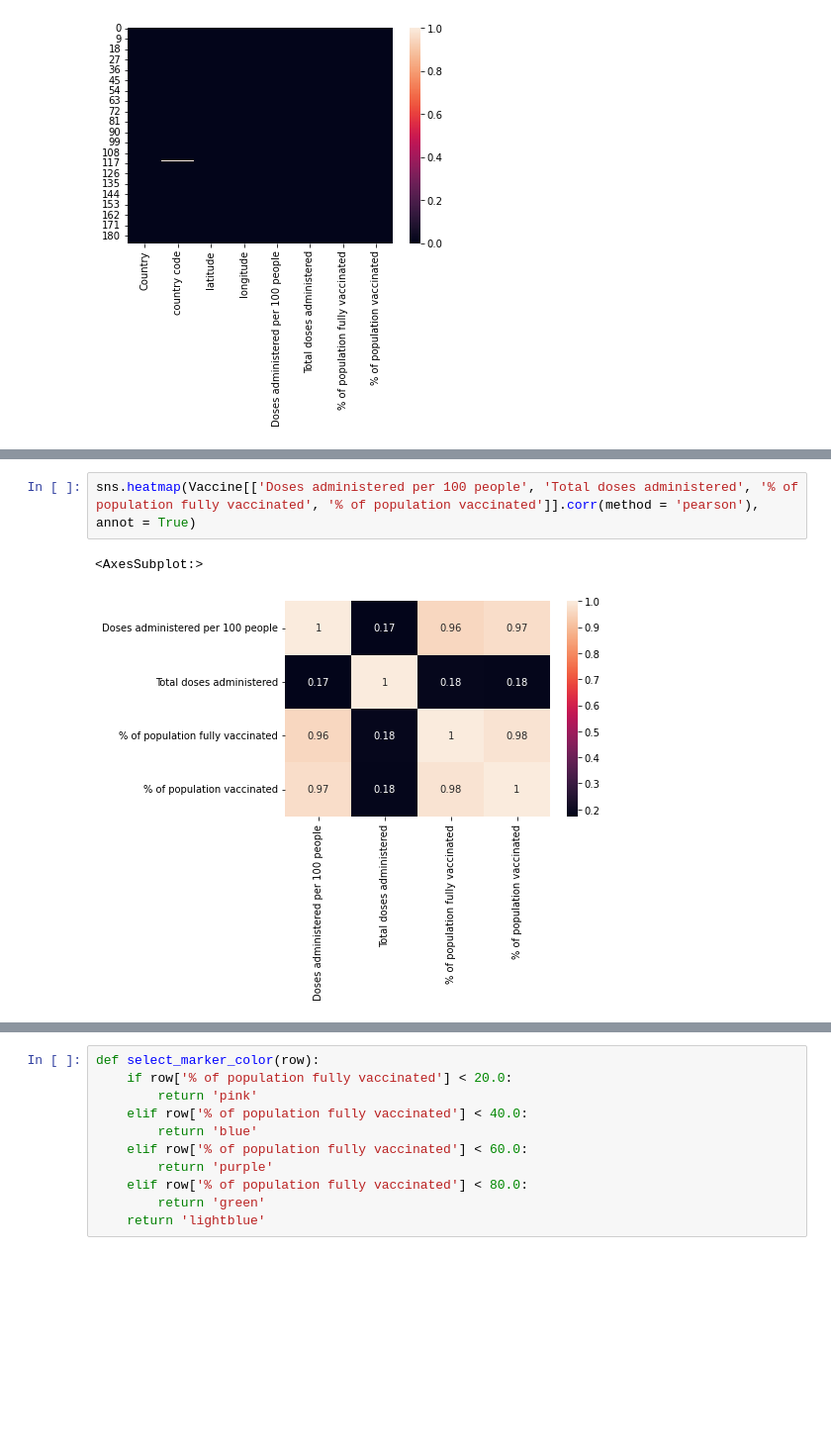
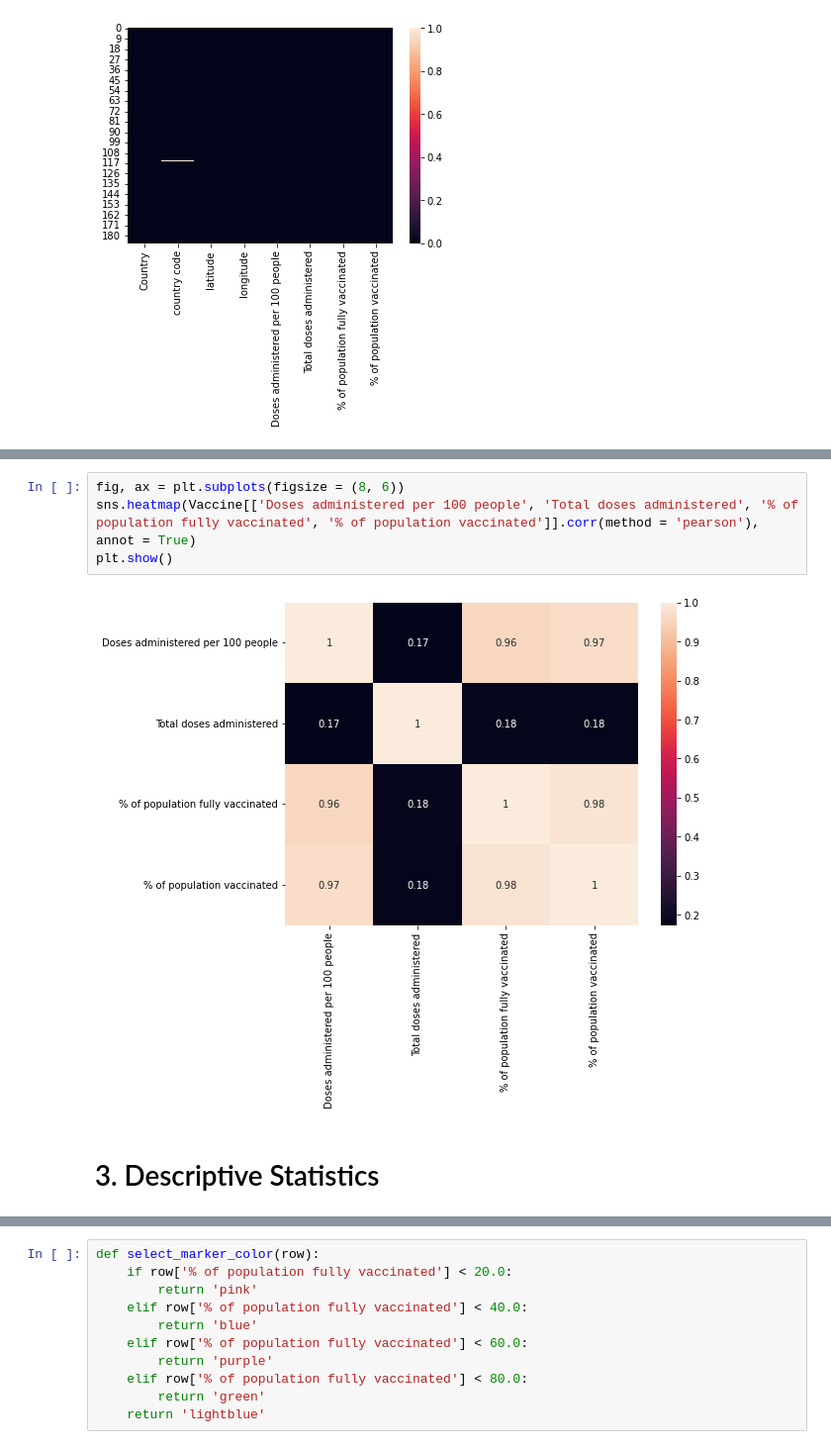
Before and after one commit to uzdanska/Vaccine, a Jupyter notebook: Analiza.ipynb, the cells around one changed output, grey strips where cells are left out. Shown at 99% size. Drawn from its saved outputs; the diff is of its cells as text; blank space fills up the shorter version.

Commit message:
Statistics

```diff
--- a/Analiza.ipynb
+++ b/Analiza.ipynb
@@ -118,7 +119,10 @@ Vaccine[108:120]
 | 118 | New Caledonia | NC | -20.904305 | 165.618042 | 159 | 458728 | ... |
 | 119 | New Zealand | NZ | -40.900557 | 174.885971 | 223 | 10988323 | ... |
 # %%
+fig, ax = plt.subplots(figsize = (8, 6))
 sns.heatmap(Vaccine[['Doses administered per 100 people', 'Total doses administered', '% of population fully vaccinated', '% of population vaccinated']].corr(method = 'pearson'), annot = True)
+plt.show()
 # %% [output]
-<AxesSubplot:>
-[figure, old version]
+[figure, new version]
+# %% [markdown]
+# 3. Descriptive Statistics
```
Also changed, not shown: parts of 13 cells of this notebook, 2 other files.
